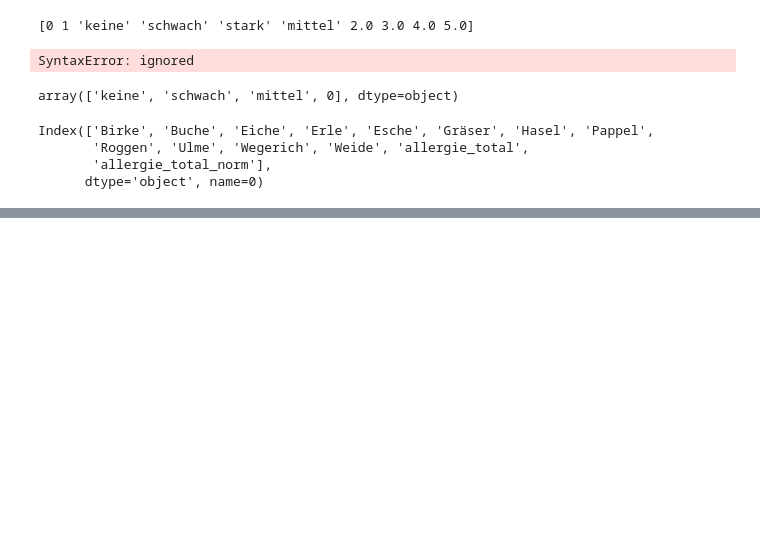
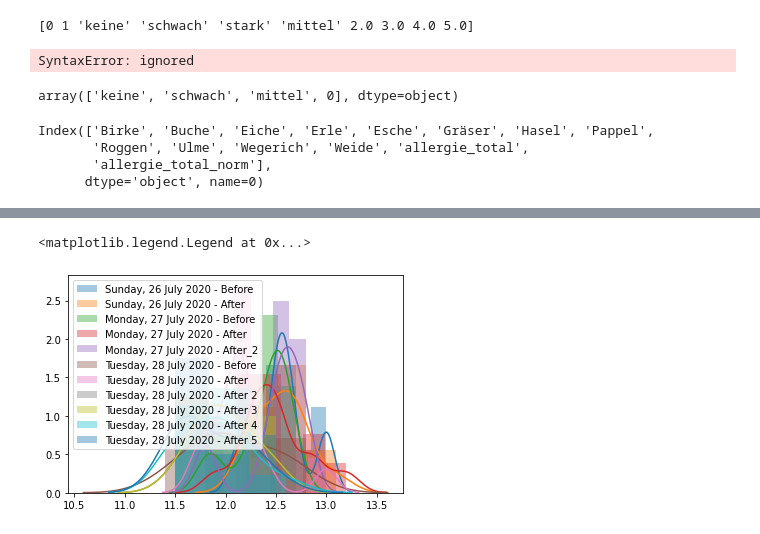
Before and after one commit to gwillig/data_analyse_friends_allergy, a Jupyter notebook: allergy.ipynb, the cells around one changed output, grey strips where cells are left out. Saved outputs shown, nothing was run; the diff lists cells and outputs as text; code cells hidden in the pictures; blank space fills up the shorter version.

```diff
--- a/allergy.ipynb
+++ b/allergy.ipynb
@@ -216,0 +297,13 @@ Index(['Birke', 'Buche', 'Eiche', 'Erle', 'Esche', 'Gräser', 'Hasel', 'Pappel',
+# %%
+from google.colab import files
+gesamt={"2020-07--26-before":[13,12.7,12.5,13,12.5,12.5,  12.3,12.1,12.2,12.6,12.6,12.6,0,0,0,0],
+        "2020-07-26_after":[12.5,12.6,12.8,12.7,12.6,13.1,12.3,12.3,12.6,12.7,12.3,12.2,0,0,0,0],
+        "2020-07-26_after_2":[12.6,12.4,12.7,12.3,12.6,12.5,11.8,12.2,12.5,11.9,12.5,12.5,0,0,0,0],
+        "2020-07-27-before":[12, 11.6, 13, 12.5, 12.5, 12.3, 12.8, 12.2,    13.2, 12.3, 12.5, 11.9, 12.5, 12.5, 12.9, 12.3],
+        "2020-07-27_after":[12.5, 11.8, 12.5, 11.8, 12.7, 12.4, 12.8, 12.6, 12.6, 12.7, 12.8, 12.6, 12.7, 13,0,0],}
+
+for el in gesamt.keys():
+    print(len(gesamt[el]))
+df = pd.DataFrame.from_dict(gesamt)
+df.to_excel('df.xlsx')
+files.download('df.xlsx')
@@ -216,0 +318,4 @@ Index(['Birke', 'Buche', 'Eiche', 'Erle', 'Esche', 'Gräser', 'Hasel', 'Pappel',
+# %%
+for el in list(df_proc_fin.keys()):
+  print(el)
+  df_proc_fin[el] = df_proc_fin[el].astype(float)
@@ -216,0 +333,49 @@ Index(['Birke', 'Buche', 'Eiche', 'Erle', 'Esche', 'Gräser', 'Hasel', 'Pappel',
+# %%
+import matplotlib.pyplot as plt
+import numpy as np
+import scipy.stats as stats
+import math
+import pandas as pd
+import seaborn as sns
+'#2.Step: Authorize colab to access the spread sheet'
+%matplotlib notebook
+%matplotlib inline
+from google.colab import auth
+auth.authenticate_user()
+
+import gspread
+from oauth2client.client import GoogleCredentials
+
+gc = gspread.authorize(GoogleCredentials.get_application_default())
+wb = gc.open_by_url('https://docs.google.com/spreadsheets/d/1wkgMSGum811QOf3awF-cp_5-4vOc7RRBUFnqGpJFBNw/edit?usp=sharing')
+'#3.Step: Load the measurement data  from the speadsheet'
+sheet = wb.worksheet('data')
+data = sheet.get_all_values()
+df = pd.DataFrame(data)
+'#4.Step: Combine the frist and second row (date and before|after)'
+df.iloc[0] = df.iloc[0]+" - "+df.iloc[1]
+'#4.1.Step: Drop the row with before| after'
+df_proc = df.drop(df.index[1])
+# display(df_proc.head())
+'#4.2.Step: Drop column 0'
+df_proc_drop = df.drop(columns=[0])
+# display(df_proc_fin.head())
+'#5.Step: Set first row as column name'
+df_proc_fin = df_proc_drop.rename(columns=df_proc_drop.iloc[0]).drop([0,1])
+display(df_proc_fin)
+
+'# Load the exercise data from the spreadsheet'
+sheet = wb.worksheet('exercise')
+data = sheet.get_all_values()
+df_exercise = pd.DataFrame(data)
+df_exercise = df_exercise.rename(columns=df_exercise.iloc[0]).drop([0])
+df_exercise.head()
+
+# Visualize the data
+for el in list(df_proc_fin.loc[:,:"Tuesday, 28 July 2020 - After 5"].keys()):
+  print(f"##### {el} #####")
+  df_proc_fin[el] = df_proc_fin[el].astype(float)
+  print(f"std:{np.std(df_proc_fin[el].values)},:mean:{np.mean(df_proc_fin[el].values)}")
+  ax = sns.distplot(df_proc_fin[el].values,label=el)
+plt.legend()
+# %% [output]
@@ -216,0 +412,2 @@ Index(['Birke', 'Buche', 'Eiche', 'Erle', 'Esche', 'Gräser', 'Hasel', 'Pappel',
+<matplotlib.legend.Legend at 0x...>
+[figure, added]
```
Also changed, not shown: parts of 13 cells of this notebook.
